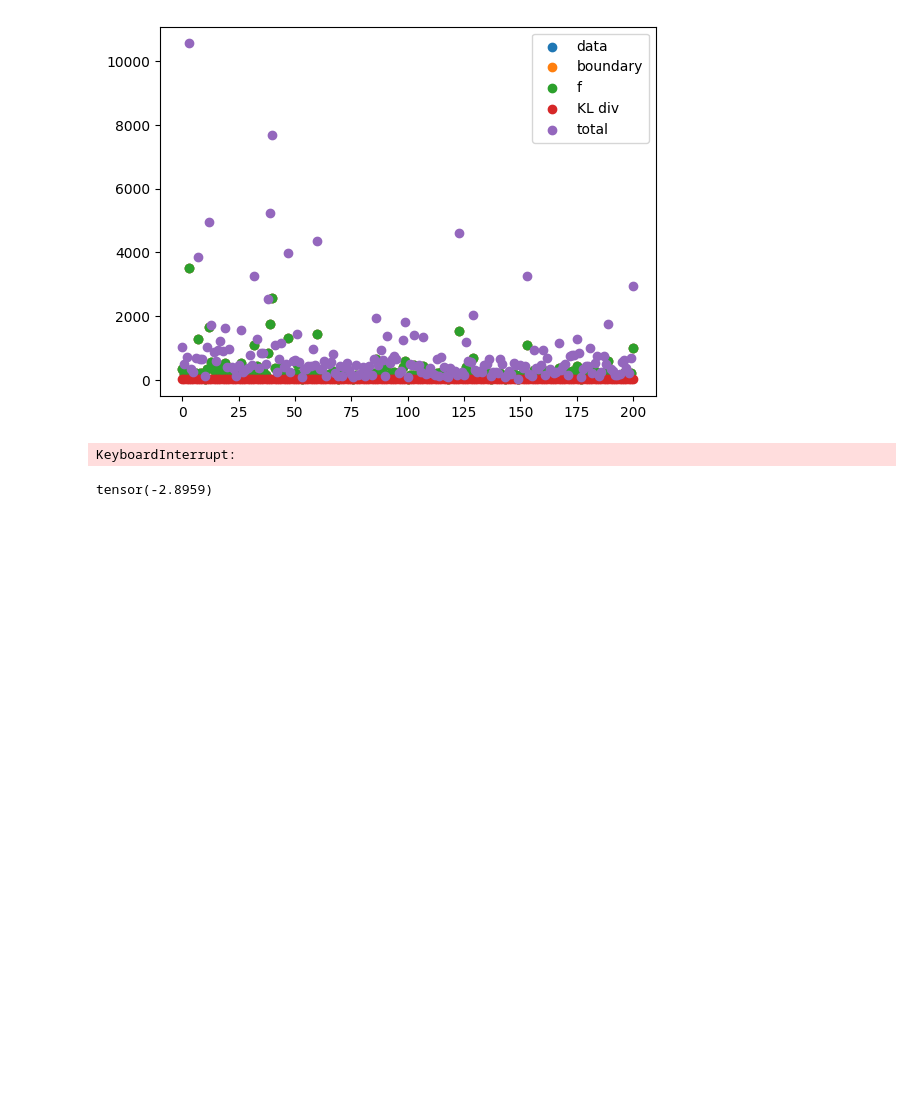
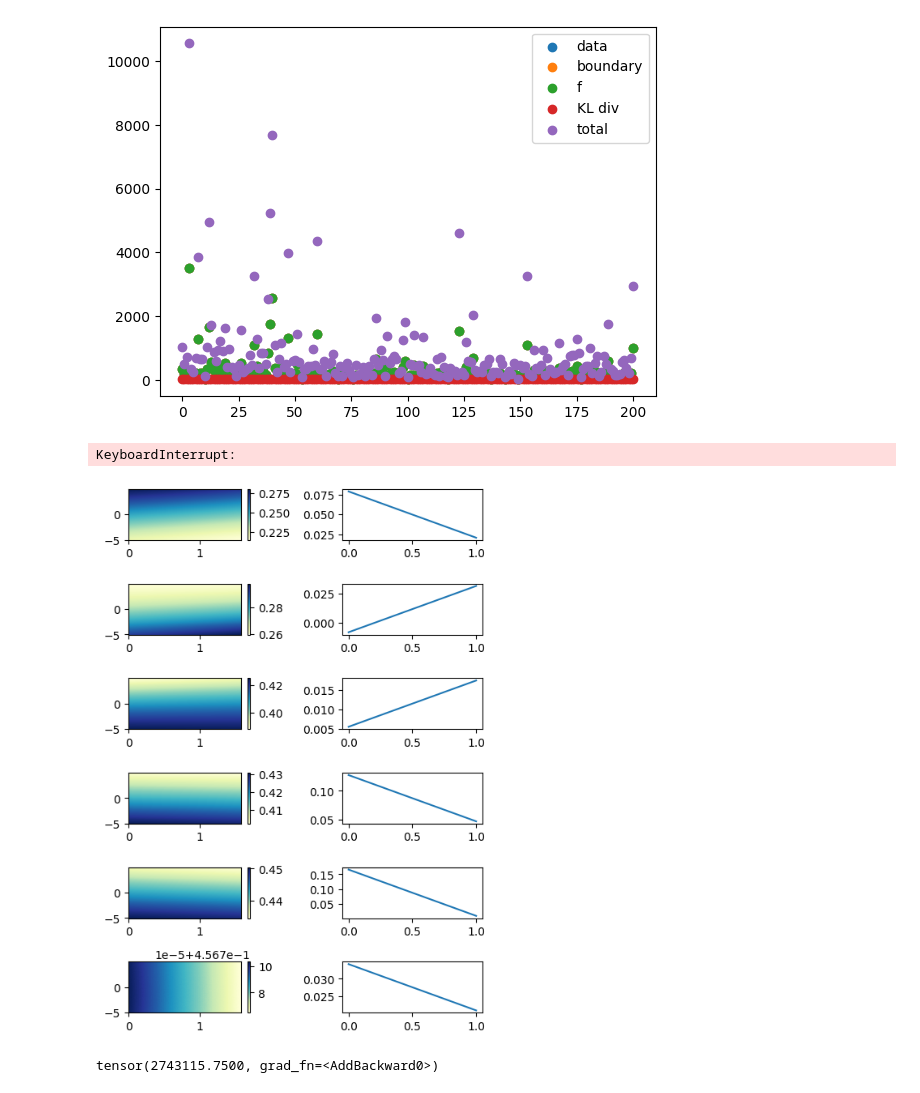
Before and after one commit to viriyadhika/pinns-torch, a Jupyter notebook: PINN/PINN-Bayesian.ipynb, the cells around one changed output. Drawn from its saved outputs; the diff is of its cells as text; code cells hidden in the pictures; blank space fills up the shorter version.

```diff
--- a/PINN/PINN-Bayesian.ipynb
+++ b/PINN/PINN-Bayesian.ipynb
@@ -67,0 +92,5 @@ schrodinger_data = SchrodingerData(util,
+# %%
+load = torch.load("Bayesian/schrodinger_model-29000.pt", map_location=device)
+schrodinger_model.load_state_dict(
+    load["model_state_dict"]
+)
@@ -134,6 +155,27 @@ for i in range(epochs):
 [figure]
 KeyboardInterrupt:
 # %%
-torch.normal(torch.tensor(-3.), torch.tensor(0.1))
+plt.figure(figsize=(5,7))
+start = 2000
+params = []
+for i in range(6):
+    load = torch.load(f"Bayesian/schrodinger_model-{start + i * 1000}.pt", map_location=device)
+    schrodinger_model.load_state_dict(
+        load["model_state_dict"]
+    )
+    params.append(next(iter(schrodinger_model.parameters()))[0])
+    result = schrodinger_model(torch.tensor(X_np.ravel(), dtype=torch.float), torch.tensor(T_np.ravel(), dtype=torch.float), sample=False)
+    np_result = np.abs(result.detach().cpu().numpy()[:,1] * 1j + result.detach().cpu().numpy()[:,0])
+
+    plt.subplot(6, 2, 2*(i) + 1)
+    plt.pcolormesh(T_np, X_np, np_result.reshape(x_np.shape[0], t_np.shape[0]), cmap="YlGnBu")
+    plt.colorbar()
+
+    plt.subplot(6, 2, 2*(i) + 2)
+    parameters = next(iter(schrodinger_model.parameters()))[1]
+    plt.plot(np.arange(len(parameters)), parameters.detach().cpu().numpy())
+
+plt.tight_layout()
+plt.show()
 # %% [output]
-tensor(-2.8959)
+[figure, added]
@@ -139,0 +291,46 @@ tensor(-2.8959)
+# %%
+torch.manual_seed(42)
+t_low_boundary, x_low_boundary, t_high_boundary, x_high_boundary = schrodinger_data.sample_boundary()
+
+linear = BayesianLinear(2, 100, 0.1)
+linear_h = BayesianLinear(100, 100, 0.1)
+
+nn.init.xavier_uniform_(linear.weight_mu)
+nn.init.zeros_(linear.bias_mu)
+nn.init.xavier_uniform_(linear_h.weight_mu)
+nn.init.zeros_(linear_h.bias_mu)
+
+prior_std = 0.01
+
+bayesian_fcn = BayesianFCN(n_input=2,n_layer=3, n_out=2, t_bound=[0, torch.pi / 2],
+                                       x_bound=[-5, 5], prior_std=prior_std)
+
+t_bound=[0, torch.pi / 2]
+x_bound=[-5, 5]
+x_lb = x_bound[0]
+x_ub = x_bound[1]
+t_lb = t_bound[0]
+t_ub = t_bound[1]
+
+x = x_low_boundary
+t = t_low_boundary
+X = torch.stack([x_low_boundary, t_low_boundary], dim=1)
+
+x_scaled = 2.0 * (x - x_lb) / (x_ub - x_lb) - 1.0
+t_scaled = 2.0 * (t - t_lb) / (t_ub - t_lb) - 1.0
+
+X = torch.stack([x_scaled, t_scaled], dim=1)
+y = linear(X)
+# plt.hist(y.reshape(-1).detach(), bins=50)
+# for i in range(4):
+#     y = linear_h(y)
+#     y = nn.Tanh()(y)
+
+# saturation = torch.count_nonzero(y.reshape(-1) > 0.99) / len(y.reshape(-1))
+# plt.hist(y.reshape(-1).detach(), bins=50), saturation
+# y.shape, torch.cov(y).shape
+loss = get_loss(bayesian_fcn, schrodinger_data)
+kl = bayesian_fcn.kl_divergence()
+kl
+# %% [output]
+tensor(2743115.7500, grad_fn=<AddBackward0>)
```
Also changed, not shown: parts of 6 cells of this notebook, 3 other files.
